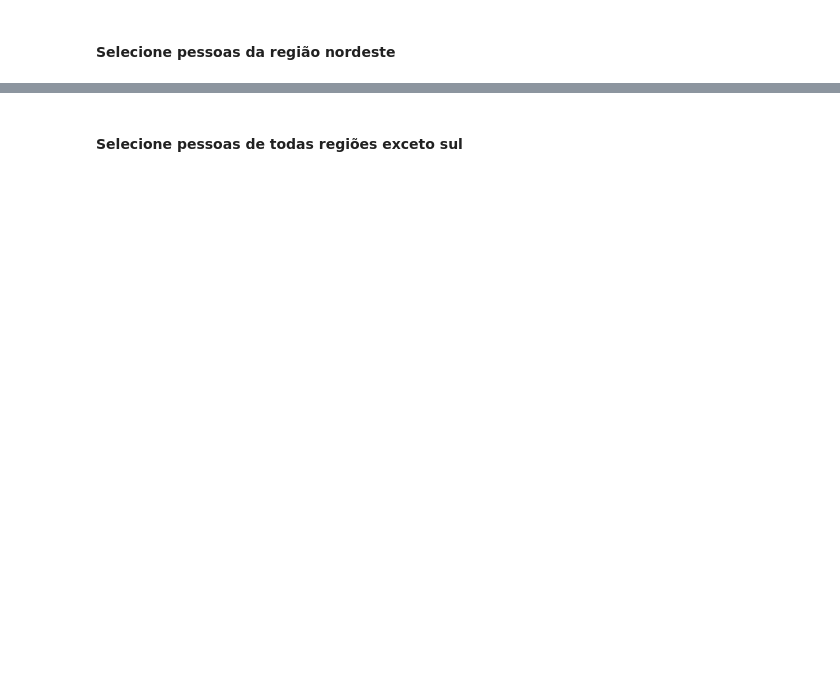
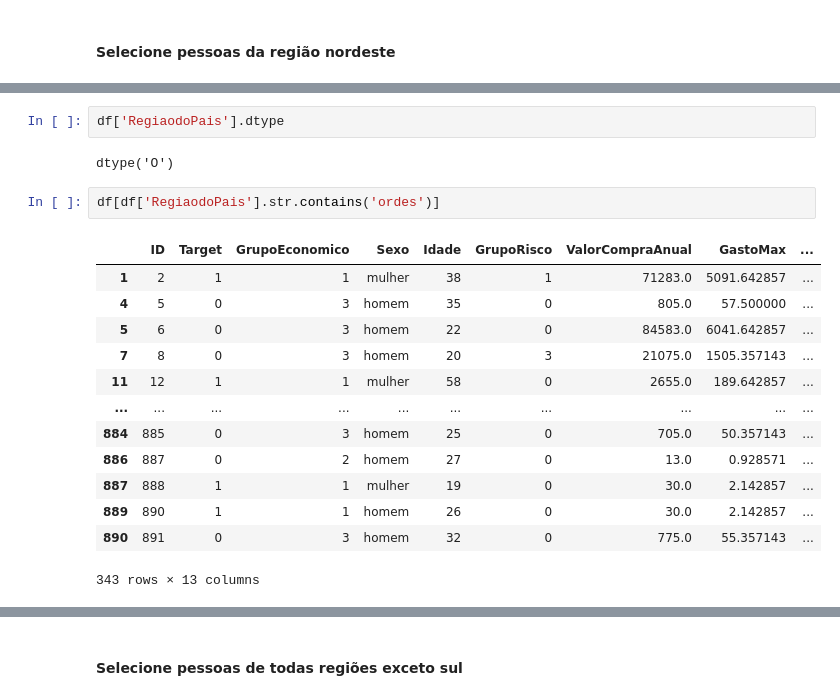
Before and after one commit to ossamum/aulas-mesttra, a Jupyter notebook: SQL/Aula 02 - SQL - Exercícios.ipynb, the cells around one changed output, grey strips where cells are left out. Saved outputs shown, nothing was run; the diff lists cells and outputs as text; blank space fills up the shorter version.

```diff
--- a/SQL/Aula 02 - SQL - Exercícios.ipynb
+++ b/SQL/Aula 02 - SQL - Exercícios.ipynb
@@ -268,0 +366,20 @@ Importe o dataset inteiro e faça a mesma análise no pandas
+# %%
+df['RegiaodoPais'].dtype
+# %% [output]
+dtype('O')
+# %%
+df[df['RegiaodoPais'].str.contains('ordes')]
+# %% [output]
+|  | ID | Target | GrupoEconomico | Sexo | Idade | GrupoRisco | ValorCompraAnual | GastoMax | ... |
+| 1 | 2 | 1 | 1 | mulher | 38 | 1 | 71283.0 | 5091.642857 | ... |
+| 4 | 5 | 0 | 3 | homem | 35 | 0 | 805.0 | 57.500000 | ... |
+| 5 | 6 | 0 | 3 | homem | 22 | 0 | 84583.0 | 6041.642857 | ... |
+| 7 | 8 | 0 | 3 | homem | 20 | 3 | 21075.0 | 1505.357143 | ... |
+| 11 | 12 | 1 | 1 | mulher | 58 | 0 | 2655.0 | 189.642857 | ... |
+| ... | ... | ... | ... | ... | ... | ... | ... | ... | ... |
+| 884 | 885 | 0 | 3 | homem | 25 | 0 | 705.0 | 50.357143 | ... |
+| 886 | 887 | 0 | 2 | homem | 27 | 0 | 13.0 | 0.928571 | ... |
+| 887 | 888 | 1 | 1 | mulher | 19 | 0 | 30.0 | 2.142857 | ... |
+| 889 | 890 | 1 | 1 | homem | 26 | 0 | 30.0 | 2.142857 | ... |
+| 890 | 891 | 0 | 3 | homem | 32 | 0 | 775.0 | 55.357143 | ... |
+343 rows × 13 columns
```
Also changed, not shown: parts of 13 cells of this notebook, 2 other files.
